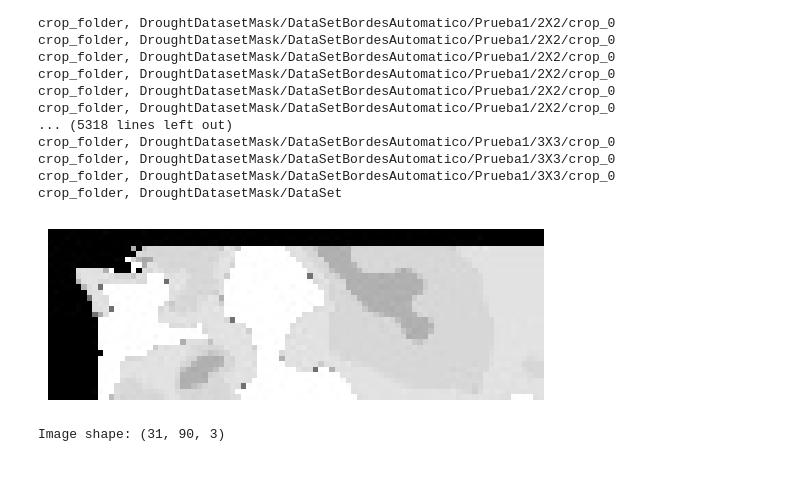
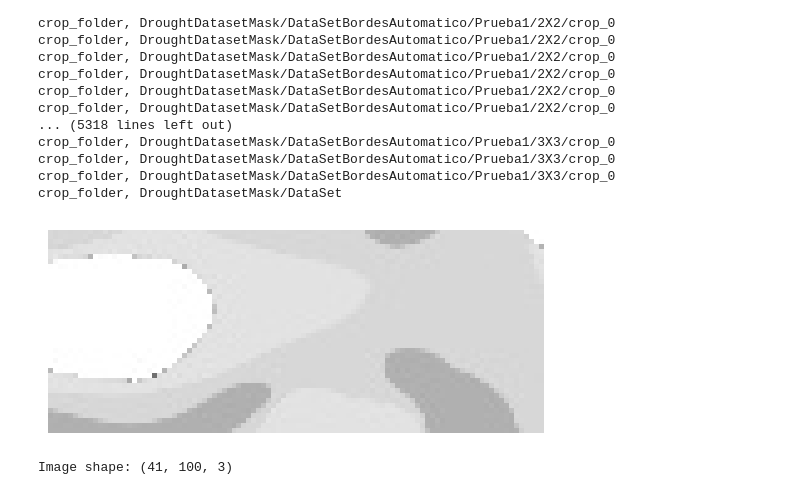
Before and after one commit to SahirReyes30/ImageXpartes, a Jupyter notebook: AjusteBordes.ipynb, the cells around one changed output. Drawn from its saved outputs; the diff is of its cells as text; code cells hidden in the pictures.

Commit message:
visualizacion de los mapas 3x3 y 4x4

```diff
--- a/AjusteBordes.ipynb
+++ b/AjusteBordes.ipynb
@@ -677,18 +677,18 @@ crop_folder, DroughtDatasetMask/DataSet
 # %%
 import cv2
 import matplotlib.pyplot as plt
 
 # Load the image
-image_path = 'DroughtDatasetMask/DataSetBordesAutomatico/Prueba1/4X4/crop_0/2024-01-09_4X4_0.jpg'  # Replace with the actual path to your image
+image_path = 'DroughtDatasetMask/DataSetBordesAutomatico/Prueba1/4X4/crop_10/2000-01-04_4X4_10.jpg'  # Replace with the actual path to your image
 image = cv2.imread(image_path)
 
 # Display the image
 plt.imshow(cv2.cvtColor(image, cv2.COLOR_BGR2RGB))
 plt.axis('off')
 plt.show()
 
 # Print the shape of the image
 print("Image shape:", image.shape)
 # %% [output]
-[figure, old version]
+[figure, new version]
-Image shape: (31, 90, 3)
+Image shape: (41, 100, 3)
```
Also changed, not shown: parts of 5 cells of this notebook.
